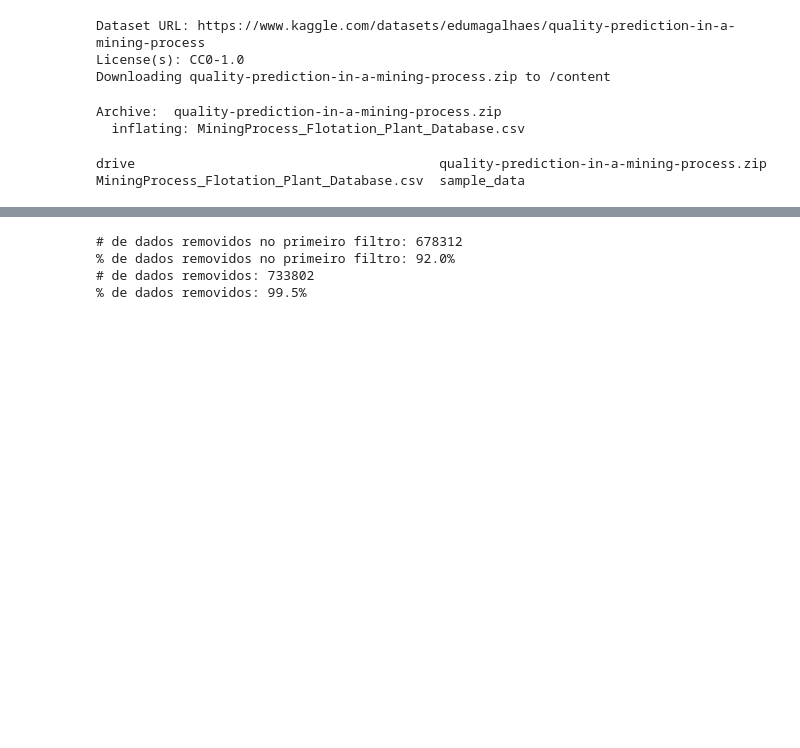
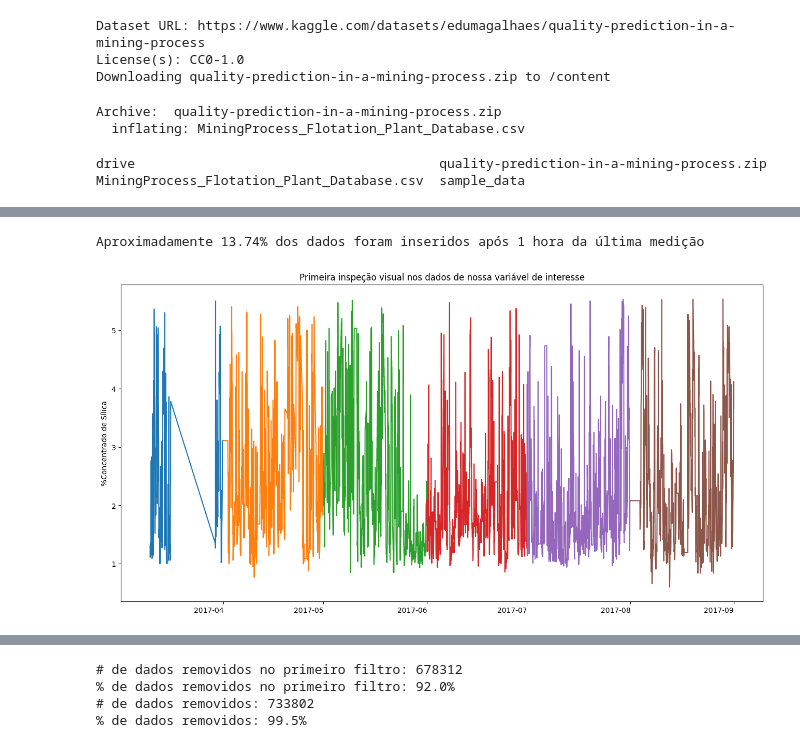
Before and after one commit to totscheffer/caseihm, a Jupyter notebook: Análise Exploratória.ipynb, the cells around one changed output, grey strips where cells are left out. Cells and saved outputs as stored; diff of their text form; code cells hidden in the pictures; blank space fills up the shorter version.

```diff
--- a/Análise Exploratória.ipynb
+++ b/Análise Exploratória.ipynb
@@ -301,0 +157,18 @@ plt.show()
+# %%
+#Filtro para encontrar momentos em que uma nova medição de Silica foi inserido com intervalo superior a 1 hora
+filter = consecutive(raw_data['% Silica Concentrate'],181)*1
+print(f'Aproximadamente {filter.mean()*100:.2f}% dos dados foram inseridos após 1 hora da última medição')
+# %% [output]
+Aproximadamente 13.74% dos dados foram inseridos após 1 hora da última medição
+# %%
+#Primeira inspeção visual nos dados de nossa variável de interesse
+for month in range(3,9):
+  raw_data['% Silica Concentrate'].loc[raw_data.index.month == month].plot(figsize= (16,9))
+
+plt.title('Primeira inspeção visual nos dados de nossa variável de interesse')
+plt.xlabel('')
+plt.ylabel('%Concentrado de Sílica')
+plt.xticks(rotation=0)
+plt.show()
+# %% [output]
+[figure, added]
```
Also changed, not shown: parts of 70 cells of this notebook, 2 other files.
